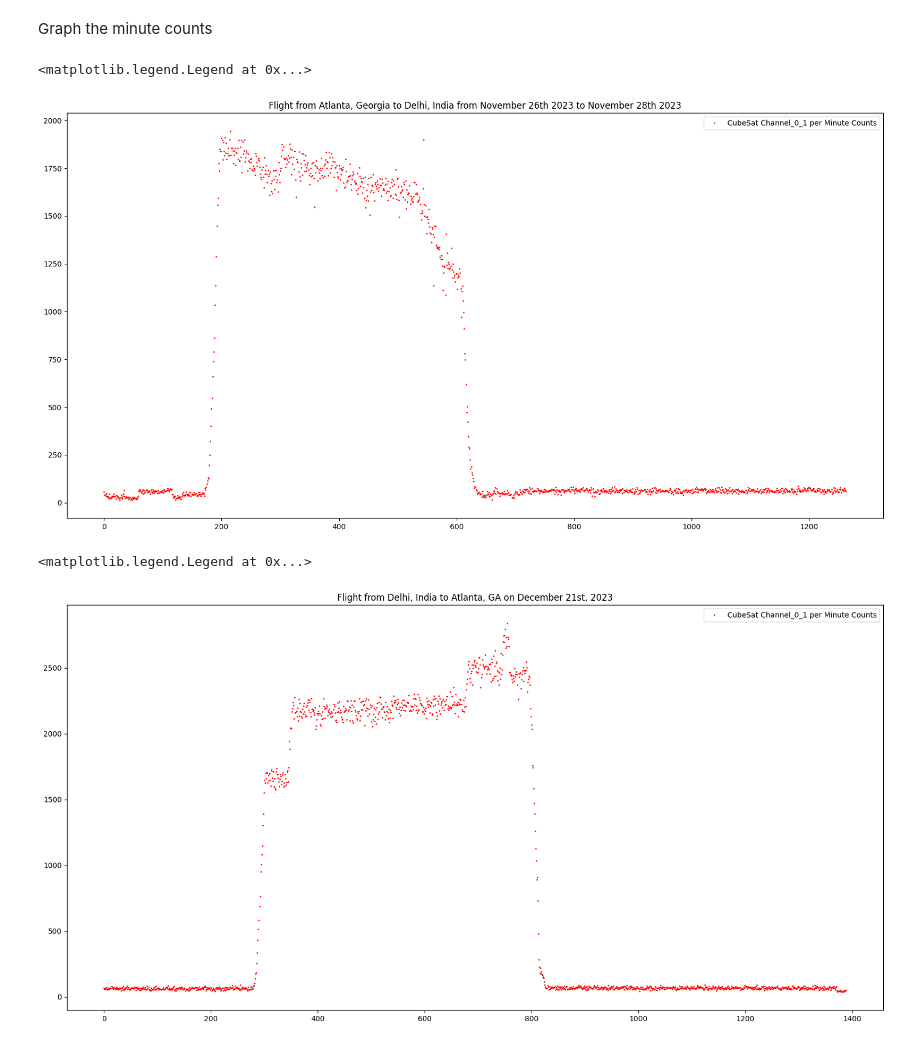
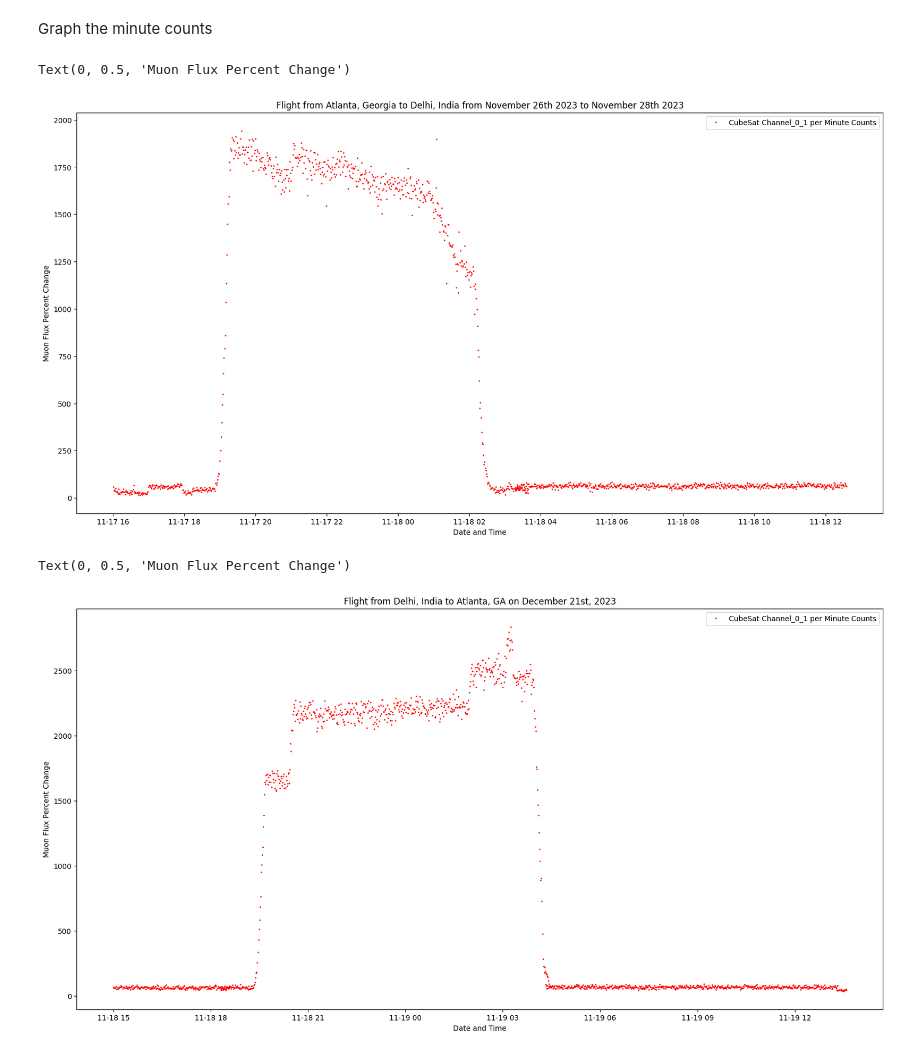
Before and after one commit to vpadgett1/cubesat_test_data, a Jupyter notebook: flights/india_trip_data.ipynb, the cells around one changed output. Saved outputs shown, nothing was run; the diff lists cells and outputs as text; code cells hidden in the pictures.

```diff
--- a/flights/india_trip_data.ipynb
+++ b/flights/india_trip_data.ipynb
@@ -210,17 +206,35 @@ df_dep_india = pd.read_csv("india_return_flight_data.csv")
+# %%
+df_arr_india = pd.read_csv("india_flight_there_data.csv")
+#timestamp column to datetime
+df_arr_india['timestamp'] = pd.to_datetime(df_arr_india['timestamp'])
+#set the timestamp as the index
+df_arr_india.set_index('timestamp', inplace=True)
+
+
+df_dep_india = pd.read_csv("india_return_flight_data.csv")
+#timestamp column to datetime
+df_dep_india['timestamp'] = pd.to_datetime(df_dep_india['timestamp'])
+#set the timestamp as the index
+df_dep_india.set_index('timestamp', inplace=True)
 # %%
 #plot dataframe above
 fig, ax1 = plt.subplots(figsize=(20,10))
 ax1.plot(df_arr_india.index, df_arr_india['Chan_0_1'], color='red', marker='.', markersize=2, linestyle='none', linewidth=0.5)
 #ax1.plot(df_arr_india.index, df_arr_india['Chan_0_2'], color='green', linestyle="dashed")
 #ax1.plot(df_arr_india.index, df_arr_india['Chan_1_2'], color='purple')
 
 #set the title
 ax1.set_title('Flight from Atlanta, Georgia to Delhi, India from November 26th 2023 to November 28th 2023')
 #set the legend
 ax1.legend(['CubeSat Channel_0_1 per Minute Counts'], loc='upper right')
+
+#set x axis to timestamp
+ax1.set_xlabel('Date and Time')
+#set y axis to counts
+ax1.set_ylabel('Muon Flux Percent Change')
 # %% [output]
-<matplotlib.legend.Legend at 0x...>
+Text(0, 0.5, 'Muon Flux Percent Change')
-[figure, old version]
+[figure, new version]
 # %%
 #plot dataframe above
 fig, ax1 = plt.subplots(figsize=(20,10))
@@ -232,6 +246,11 @@ ax1.plot(df_dep_india.index, df_dep_india['Chan_0_1'], color='red', marker='.',
 ax1.set_title('Flight from Delhi, India to Atlanta, GA on December 21st, 2023')
 #set the legend
 ax1.legend(['CubeSat Channel_0_1 per Minute Counts'], loc='upper right')
+
+#set x axis to timestamp
+ax1.set_xlabel('Date and Time')
+#set y axis to counts
+ax1.set_ylabel('Muon Flux Percent Change')
 # %% [output]
-<matplotlib.legend.Legend at 0x...>
+Text(0, 0.5, 'Muon Flux Percent Change')
-[figure, old version]
+[figure, new version]
```
Also changed, not shown: parts of 1 cell of this notebook, 2 other files.
